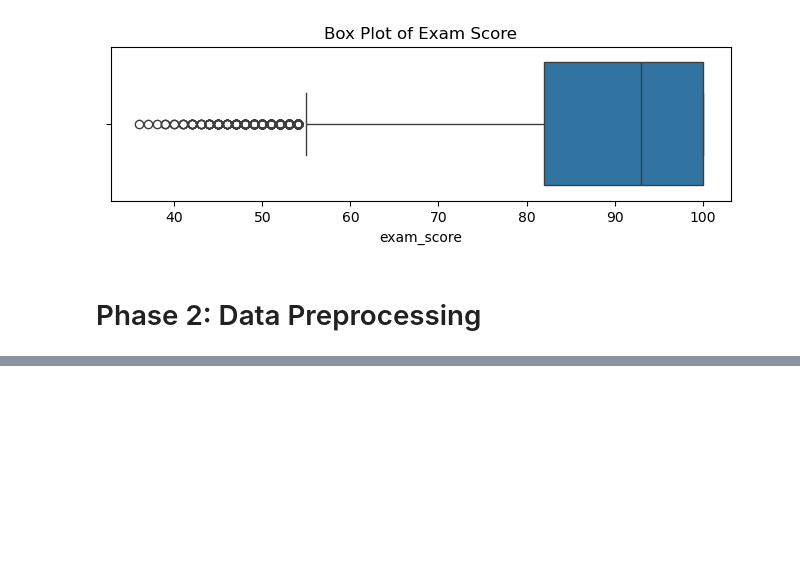
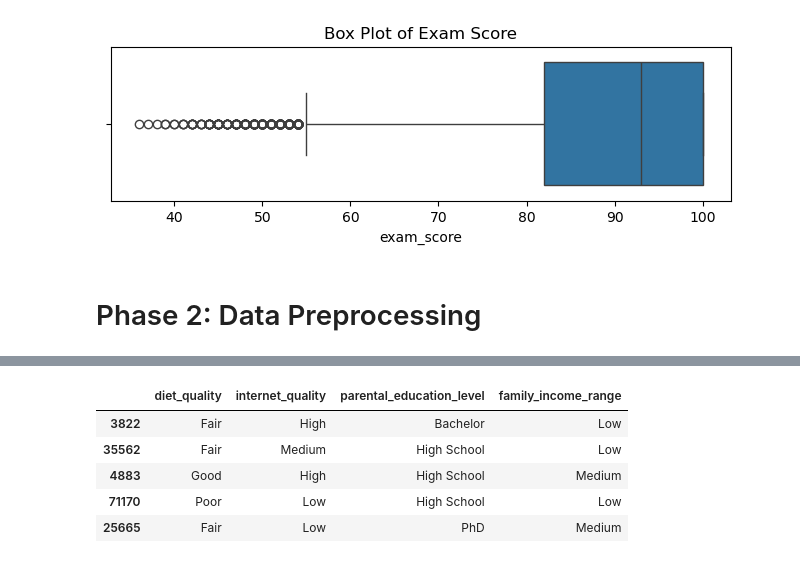
Before and after one commit to Hammad-1105/student-performance-ml-dl, a Jupyter notebook: notebooks/main.ipynb, the cells around one changed output, grey strips where cells are left out. Cells and saved outputs as stored; diff of their text form; code cells hidden in the pictures; blank space fills up the shorter version.

```diff
--- a/notebooks/main.ipynb
+++ b/notebooks/main.ipynb
@@ -305,0 +310,2 @@ plt.show()
+# %%
+train_set, test_set = train_test_split(df, test_size=0.2, random_state=42)
@@ -305,0 +381,10 @@ plt.show()
+# %%
+cat_ordinal_df = cat_train[cat_ordinal].copy()
+cat_ordinal_df.head()
+# %% [output]
+|  | diet_quality | internet_quality | parental_education_level | family_income_range |
+| 3822 | Fair | High | Bachelor | Low |
+| 35562 | Fair | Medium | High School | Low |
+| 4883 | Good | High | High School | Medium |
+| 71170 | Poor | Low | High School | Low |
+| 25665 | Fair | Low | PhD | Medium |
```
Also changed, not shown: parts of 20 cells of this notebook.
